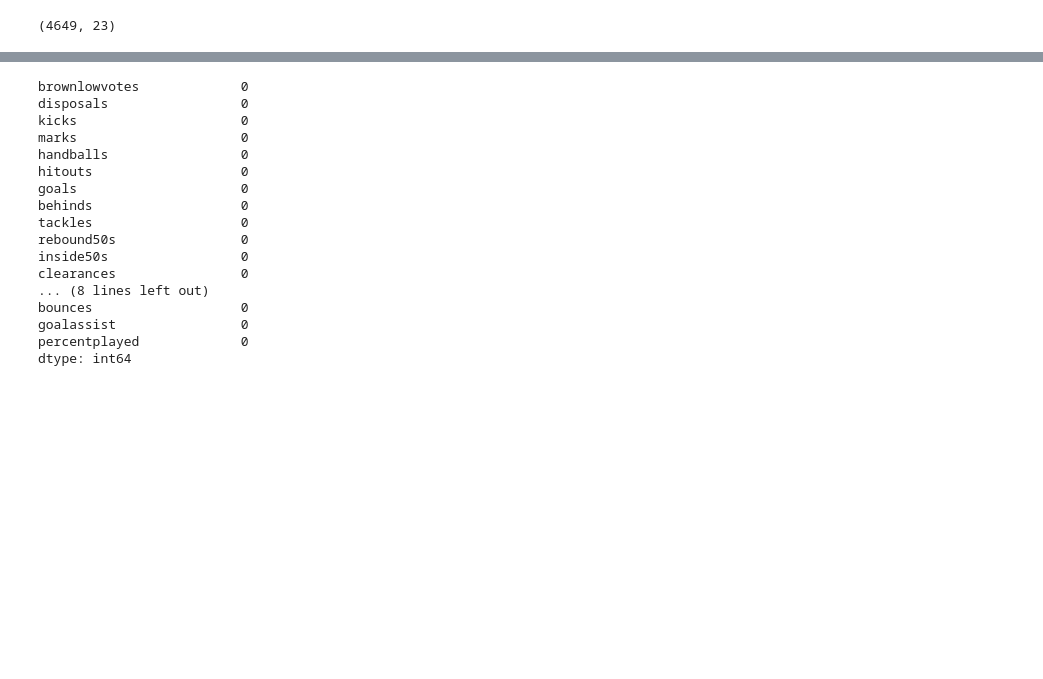
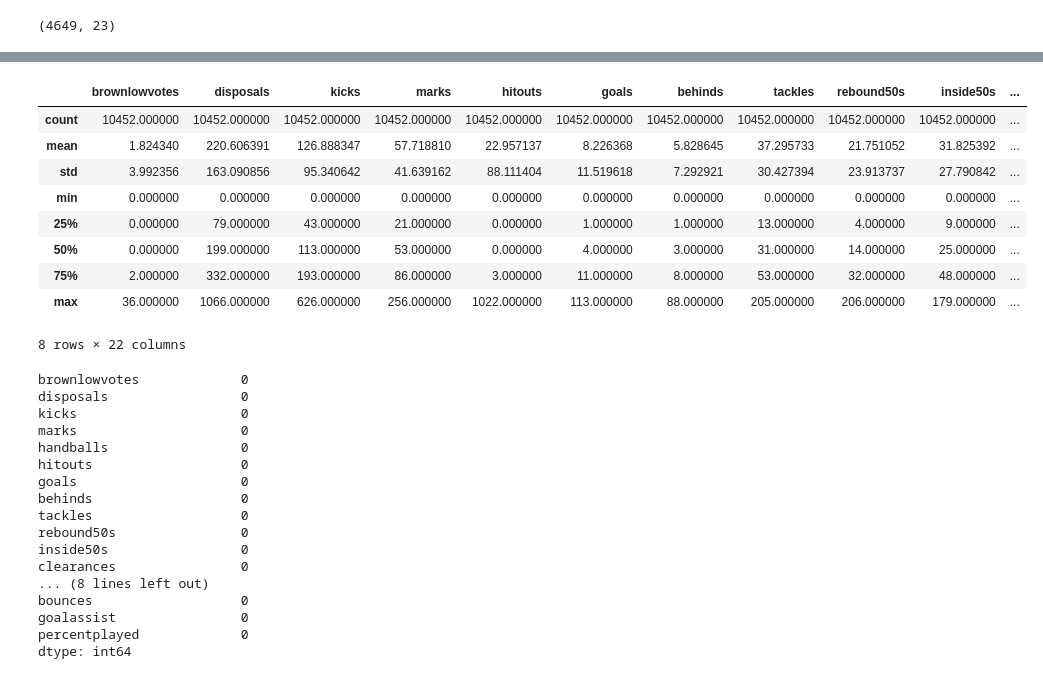
Before and after one commit to simonlipson/machine_learning, a Jupyter notebook: AFL Brownlow Predictor.ipynb, the cells around one changed output, grey strips where cells are left out. Saved outputs shown, nothing was run; the diff lists cells and outputs as text; code cells hidden in the pictures; blank space fills up the shorter version.

```diff
--- a/AFL Brownlow Predictor.ipynb
+++ b/AFL Brownlow Predictor.ipynb
@@ -188,4 +189,17 @@ all_data_2003_2019.head()
 5 rows × 23 columns
+# %%
+all_data_2003_2019.describe()
+# %% [output]
+|  | brownlowvotes | disposals | kicks | marks | hitouts | goals | behinds | tackles | rebound50s | inside50s | ... |
+| count | 10452.000000 | 10452.000000 | 10452.000000 | 10452.000000 | 10452.000000 | 10452.000000 | 10452.000000 | 10452.000000 | 10452.000000 | 10452.000000 | ... |
+| mean | 1.824340 | 220.606391 | 126.888347 | 57.718810 | 22.957137 | 8.226368 | 5.828645 | 37.295733 | 21.751052 | 31.825392 | ... |
+| std | 3.992356 | 163.090856 | 95.340642 | 41.639162 | 88.111404 | 11.519618 | 7.292921 | 30.427394 | 23.913737 | 27.790842 | ... |
+| min | 0.000000 | 0.000000 | 0.000000 | 0.000000 | 0.000000 | 0.000000 | 0.000000 | 0.000000 | 0.000000 | 0.000000 | ... |
+| 25% | 0.000000 | 79.000000 | 43.000000 | 21.000000 | 0.000000 | 1.000000 | 1.000000 | 13.000000 | 4.000000 | 9.000000 | ... |
+| 50% | 0.000000 | 199.000000 | 113.000000 | 53.000000 | 0.000000 | 4.000000 | 3.000000 | 31.000000 | 14.000000 | 25.000000 | ... |
+| 75% | 2.000000 | 332.000000 | 193.000000 | 86.000000 | 3.000000 | 11.000000 | 8.000000 | 53.000000 | 32.000000 | 48.000000 | ... |
+| max | 36.000000 | 1066.000000 | 626.000000 | 256.000000 | 1022.000000 | 113.000000 | 88.000000 | 205.000000 | 206.000000 | 179.000000 | ... |
+8 rows × 22 columns
 # %%
 all_data_2003_2019.isnull().sum()
 # %% [output]
```
Also changed, not shown: parts of 7 cells of this notebook.
